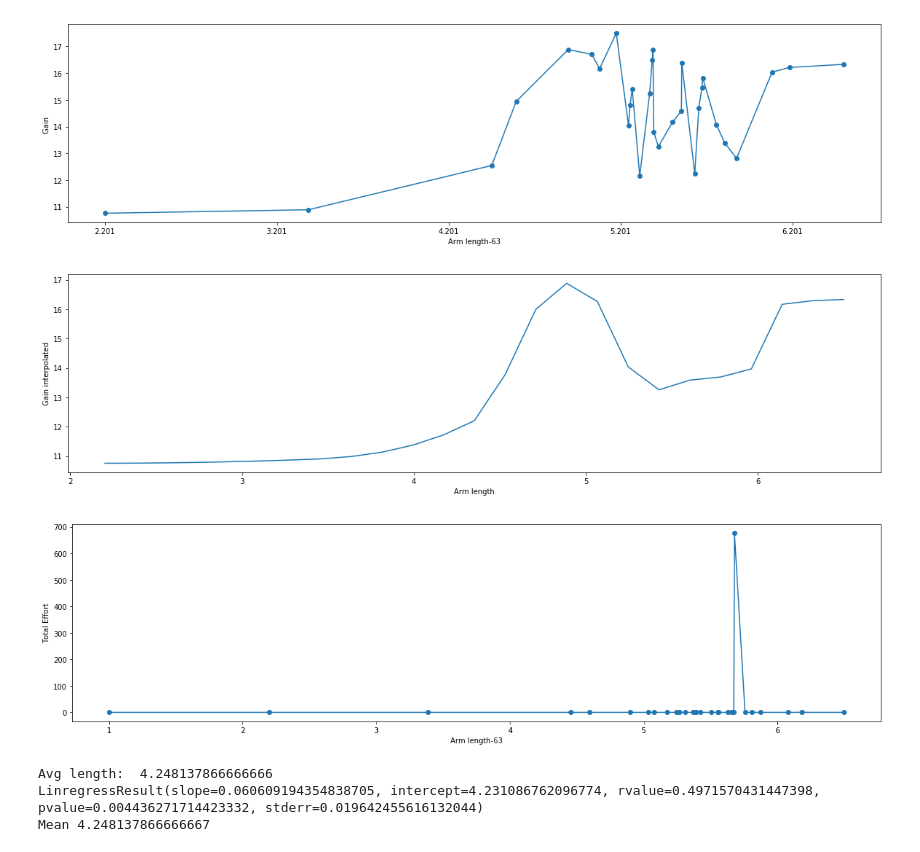
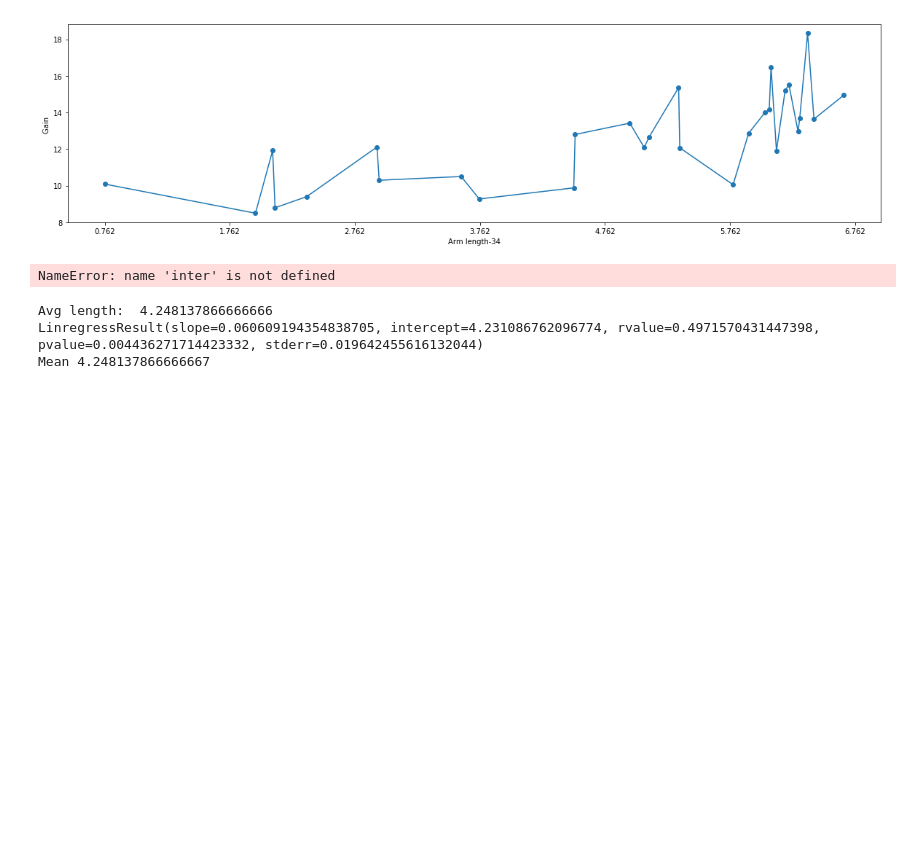
Before and after one commit to AndreeaStefan/SmartuistWrapper, a Jupyter notebook: evaluation/PlotResults.ipynb, the cells around one changed output. Saved outputs shown, nothing was run; the diff lists cells and outputs as text; code cells hidden in the pictures; blank space fills up the shorter version.

```diff
--- a/evaluation/PlotResults.ipynb
+++ b/evaluation/PlotResults.ipynb
@@ -94,7 +94,7 @@ def EffortPerBodyPartPerPlayer(p, results, batchSize):
 # player 9 = same as 8
 
 batchSize = 8
-players = [ 34]
+players = [ 38]
 path ="C:\\Users\\huber\\OneDrive\\Dokumenty\\thesis-hubert\\unity\\SmartuistWrapper\\tapResultParticipants.csv"
 pathA = "E:\\Andreea\\Projects\\Git\\SmartsuitWrapper\\SmartuistWrapper\\tapResultParticipants.csv"
 pathStats ="C:\\Users\\huber\\OneDrive\\Dokumenty\\thesis-hubert\\unity\\SmartuistWrapper\\tapResult.csv"
@@ -204,39 +204,38 @@ def inter(x,y, points):
     newY = spl(xnew)
     return(xnew,newY)
 # %%
-players = [63]
+
 for p in players:
     uniqueLengths = getResultPerPlayer(p, results, 28, True )
 
     gain = getResultPerPlayer(p, results, 29, True )
     for i in range(len(lengths)-1, 1, -1):
         lengths[i] = lengths[i-1]
     (x,y) = getCombinedPlot(uniqueLengths[1:], gain[1:], "Arm length-"+str(p), "Gain ")
 
     (x,y) = inter(x, y,25)
 
     plt.plot(x,y)
     plt.ylabel("Gain interpolated")
     plt.xlabel("Arm length")
     plt.show()
 
     gainEffort = getResultPerPlayer(p, gradientStats, 2, False )
     effort = [1/x for x in gainEffort]
     #getCombinedPlot(uniqueLengths, gainEffort, "Arm length-"+str(p), "gainEffort")
     getCombinedPlot(uniqueLengths, effort, "Arm length-"+str(p), "Total Effort")
 
     #body, LeftUpperArm, RightUpperArm, RightFoot, LeftFoot, LeftHand, RightHand
    # bodyParts = EffortPerBodyPartPerPlayer(p, results, 10)
    # getCombinedPlot(uniqueLengths, bodyParts[0], "Arm length-"+str(p), "effort Body")
    # getCombinedPlot(uniqueLengths, bodyParts[1], "Arm length-"+str(p), "effort Upper Arm", False, "Left")
    # getCombinedPlot(uniqueLengths, bodyParts[2], "Arm length-"+str(p), "effort Upper Arm", False, "Right")
    # plt.show()
    # getCombinedPlot(uniqueLengths, bodyParts[5], "lengths-"+str(p), "effortLeftHand")
    # getCombinedPlot(uniqueLengths, bodyParts[6], "lengths-"+str(p), "effortRightHand")
 # %% [output]
-[figure, old version]
+[figure, new version]
-[figure, removed]
-[figure, removed]
+NameError: name 'inter' is not defined
 # %%
 from scipy.stats import linregress
 player = 60
```
Also changed, not shown: parts of 1 cell of this notebook, 6 other files.
